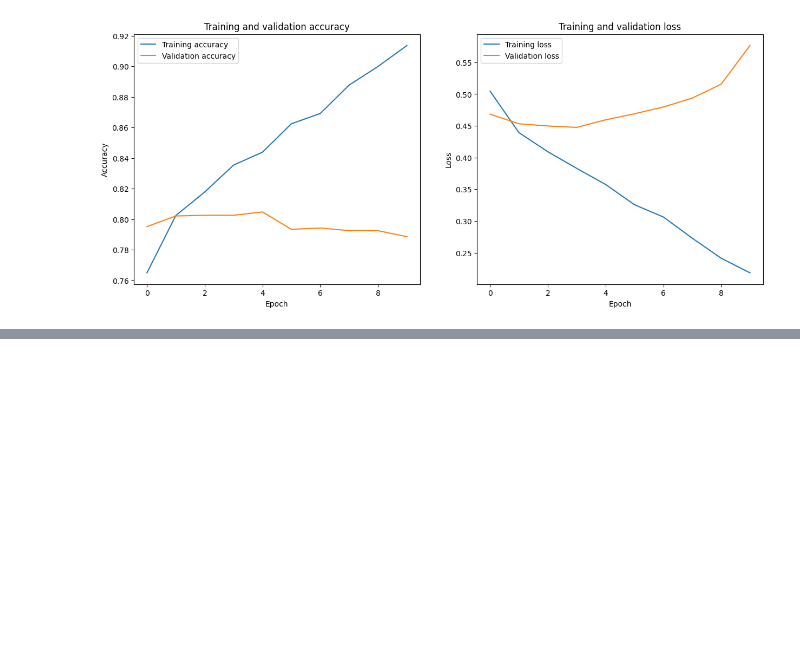
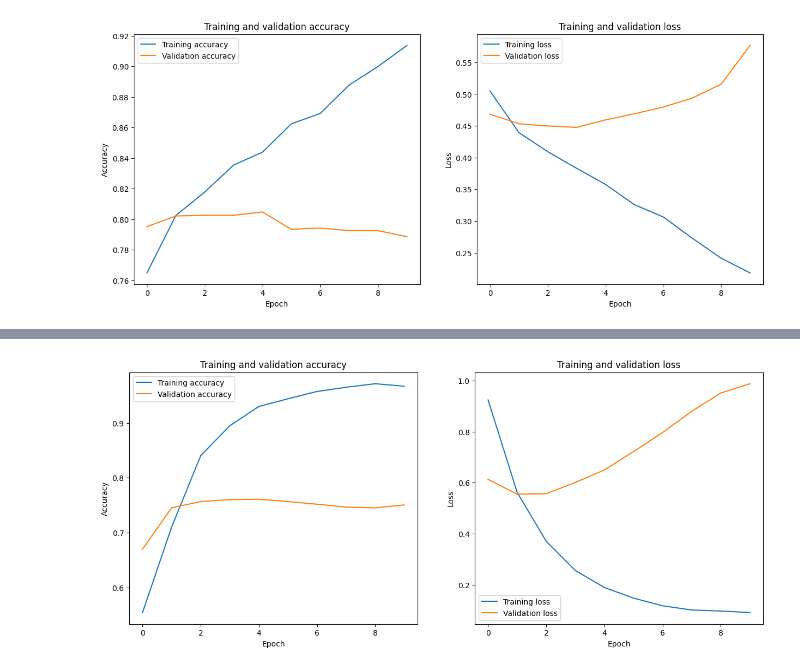
Before and after one commit to abasse-dabere/NLP-with-Disaster-Tweets, a Jupyter notebook: Notebooks/model1.ipynb, the cells around one changed output, grey strips where cells are left out. Drawn from its saved outputs; the diff is of its cells as text; code cells hidden in the pictures; blank space fills up the shorter version.

```diff
--- a/Notebooks/model1.ipynb
+++ b/Notebooks/model1.ipynb
@@ -576,0 +567,8 @@ plt.show()
+# %%
+# pca to keep 95% of the variance
+pca = PCA(n_components=0.95)
+X_train_pca = pca.fit_transform(X_train_reshaped)
+X_test_pca = pca.transform(X_test_reshaped)
+
+print('X_train_pca shape:', X_train_pca.shape)
+print('X_test_pca shape:', X_test_pca.shape)
@@ -576,0 +578,23 @@ plt.show()
+# %%
+# scale the data
+scaler = StandardScaler()
+X_train_pca_scaled = scaler.fit_transform(X_train_pca)
+X_test_pca_scaled = scaler.transform(X_test_pca)
+# %%
+# create a dnn model
+dnn_model = Sequential(
+    [
+        keras.layers.Input(shape=(X_train_pca_scaled.shape[1])),
+        keras.layers.Dense(256, activation='leaky_relu'),
+        keras.layers.Dropout(0.5),
+        keras.layers.Dense(64, activation='leaky_relu'),
+        keras.layers.Dropout(0.5),
+        keras.layers.Dense(1, activation='sigmoid')
+    ], name = 'dnn_model_1'
+)
+
+# compile the model
+dnn_model.compile(optimizer='adam', loss='binary_crossentropy', metrics=['accuracy'])
+# %%
+# train the model
+dnn_history = dnn_model.fit(X_train_pca_scaled, y_train, epochs=10, batch_size=64, validation_data=(X_test_pca_scaled, y_test))
@@ -576,0 +622,5 @@ plt.show()
+# %%
+# plot the history
+plot_history(dnn_history)
+# %% [output]
+[figure, added]
```
Also changed, not shown: parts of 13 cells of this notebook, 1 other file.
